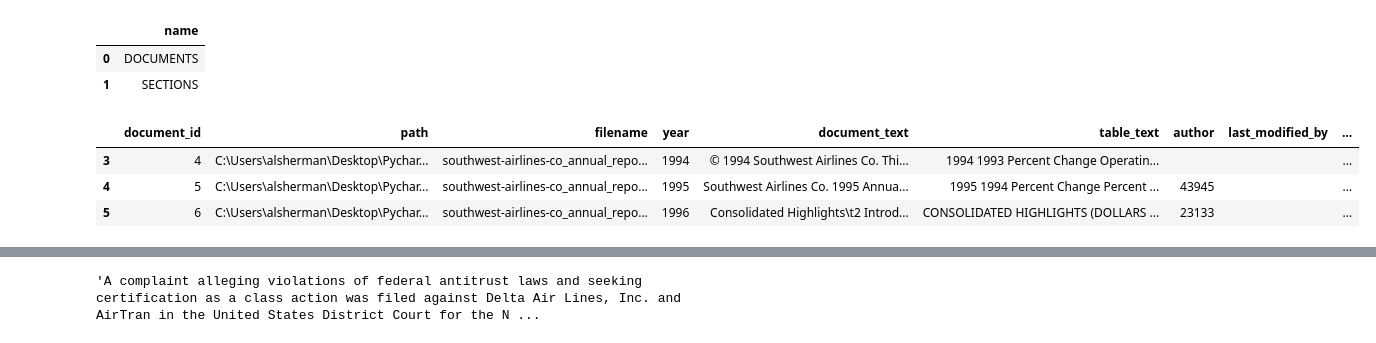
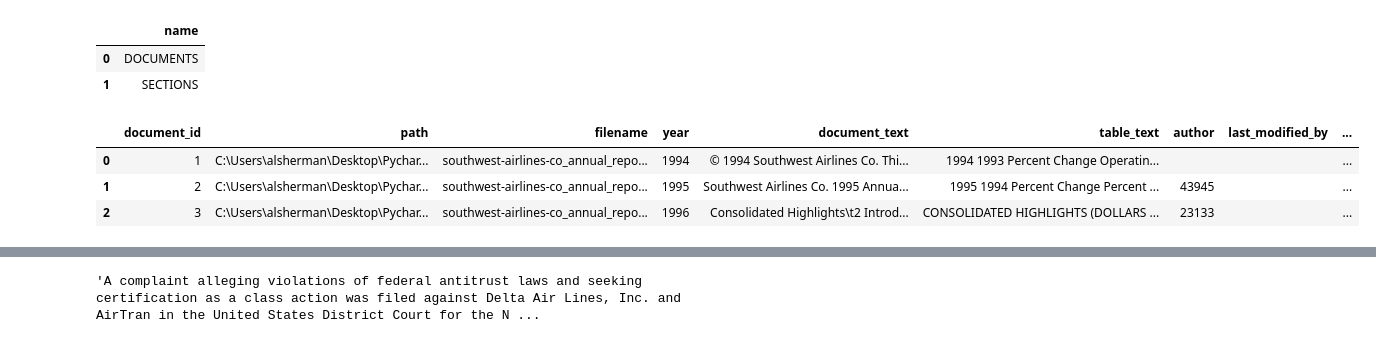
Before and after one commit to Alexjmsherman/nlp_practicum_original, a Jupyter notebook: lessons/lesson_6_text_preprocessing/text_preprocessing_solution.ipynb, the cells around one changed output, grey strips where cells are left out. Cells and saved outputs as stored; diff of their text form; code cells hidden in the pictures.

```diff
--- a/lessons/lesson_6_text_preprocessing/text_preprocessing_solution.ipynb
+++ b/lessons/lesson_6_text_preprocessing/text_preprocessing_solution.ipynb
@@ -37,13 +37,12 @@ pd.read_sql("SELECT name FROM sqlite_master WHERE type='table'", con=engine)
 # %%
 # read the oracle 10k documents
 doc_df = pd.read_sql("SELECT * FROM Documents", con=engine)
-doc_df = doc_df[~doc_df.filename.str.contains('1992')]
 doc_df.head(3)
 # %% [output]
 |  | document_id | path | filename | year | document_text | table_text | author | last_modified_by | ... |
-| 3 | 4 | C:\Users\alsherman\Desktop\Pychar... | southwest-airlines-co_annual_repo... | 1994 | © 1994 Southwest Airlines Co. Thi... | 1994 1993 Percent Change Operatin... |  |  | ... |
-| 4 | 5 | C:\Users\alsherman\Desktop\Pychar... | southwest-airlines-co_annual_repo... | 1995 | Southwest Airlines Co. 1995 Annua... | 1995 1994 Percent Change Percent ... | 43945 |  | ... |
-| 5 | 6 | C:\Users\alsherman\Desktop\Pychar... | southwest-airlines-co_annual_repo... | 1996 | Consolidated Highlights\t2 Introd... | CONSOLIDATED HIGHLIGHTS (DOLLARS ... | 23133 |  | ... |
+| 0 | 1 | C:\Users\alsherman\Desktop\Pychar... | southwest-airlines-co_annual_repo... | 1994 | © 1994 Southwest Airlines Co. Thi... | 1994 1993 Percent Change Operatin... |  |  | ... |
+| 1 | 2 | C:\Users\alsherman\Desktop\Pychar... | southwest-airlines-co_annual_repo... | 1995 | Southwest Airlines Co. 1995 Annua... | 1995 1994 Percent Change Percent ... | 43945 |  | ... |
+| 2 | 3 | C:\Users\alsherman\Desktop\Pychar... | southwest-airlines-co_annual_repo... | 1996 | Consolidated Highlights\t2 Introd... | CONSOLIDATED HIGHLIGHTS (DOLLARS ... | 23133 |  | ... |
 # %%
 # read the oracle 10k sections
 df = pd.read_sql("SELECT * FROM Sections ", con=engine)
```
Also changed, not shown: parts of 7 cells of this notebook, 5 other files.
